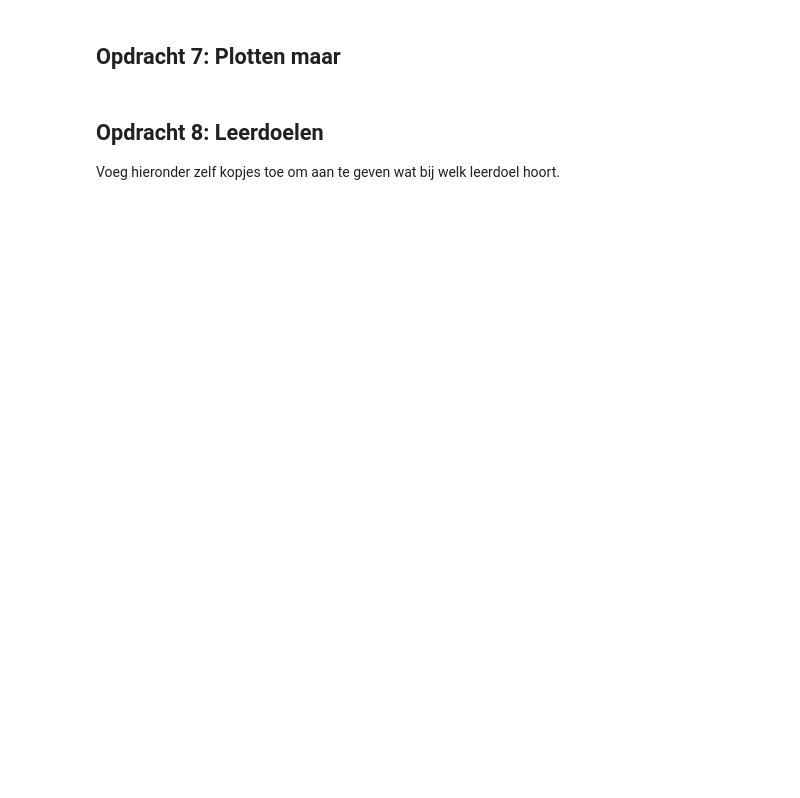
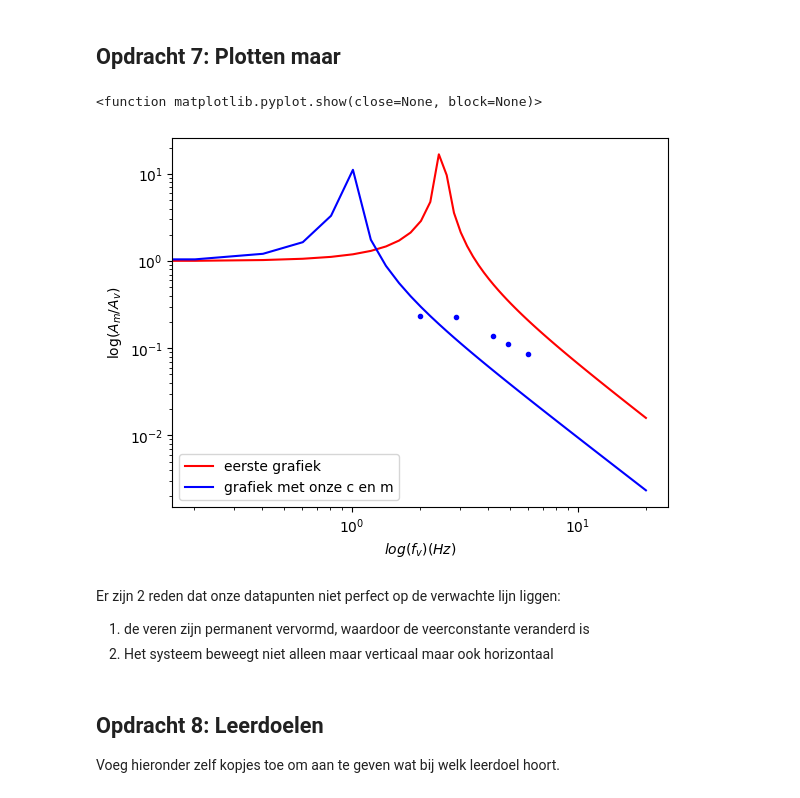
Before and after one commit to sralmulder-hash/opdrachten-DEF-D, a Jupyter notebook: FysiekeOntwerpopdrachten/5MaakEenOpstellingTrillingsvrij/Ontwerpopdracht5MaakEenOpstellingTrillingsvrijInvulTemplate.ipynb, the cells around one changed output. Drawn from its saved outputs; the diff is of its cells as text; code cells hidden in the pictures; blank space fills up the shorter version.

```diff
--- a/FysiekeOntwerpopdrachten/5MaakEenOpstellingTrillingsvrij/Ontwerpopdracht5MaakEenOpstellingTrillingsvrijInvulTemplate.ipynb
+++ b/FysiekeOntwerpopdrachten/5MaakEenOpstellingTrillingsvrij/Ontwerpopdracht5MaakEenOpstellingTrillingsvrijInvulTemplate.ipynb
@@ -143,6 +161,37 @@ Als je hier negatief geantwoord hebt, kopieer onder deze cel dan alle cellen van
 ## Opdracht 7: Plotten maar
 # %%
 # Voeg hier je plots in.
+f_0 = w_0/(2*np.pi)
+
+freq = np.array([2.0, 2.9,4.2,4.9,6.0])
+Amp1 = np.array([0.30,0.84,5.98,6.01,6.31])
+Amp2 = np.array([0.07,0.19,0.83,0.67,0.54])
+Amp = Amp2/Amp1
+plt.show()
+plt.plot(freq,Amp,".b")
+
+m = 19.7/1000    #kg
+F_v = m * g      #N
+u = (18.7-10.4)/100    #m
+c = F_v/u       #N/m
+massa = 0.252    #kg
+w_0 = np.sqrt(4*c/massa)
+A_n = np.abs(1/(1-((2*np.pi*f)**2/(w_0**2))))
+plt.figure
+plt.loglog(f,A,"r", label = "eerste grafiek")
+plt.loglog(f,A_n,"b", label = "grafiek met onze c en m")
+plt.legend()
+plt.xlabel("$log(f_v)(Hz)$")
+plt.ylabel("log($A_m/A_v)$")
+plt.savefig("grafiek2")
+plt.show
+# %% [output]
+<function matplotlib.pyplot.show(close=None, block=None)>
+[figure, added]
+# %% [markdown]
+Er zijn 2 reden dat onze datapunten niet perfect op de verwachte lijn liggen:
+1. de veren zijn permanent vervormd, waardoor de veerconstante veranderd is
+2. Het systeem beweegt niet alleen maar verticaal maar ook horizontaal
 # %% [markdown]
 ## Opdracht 8: Leerdoelen
 Voeg hieronder zelf kopjes toe om aan te geven wat bij welk leerdoel hoort.
```
Also changed, not shown: parts of 4 cells of this notebook, 2 other files.
